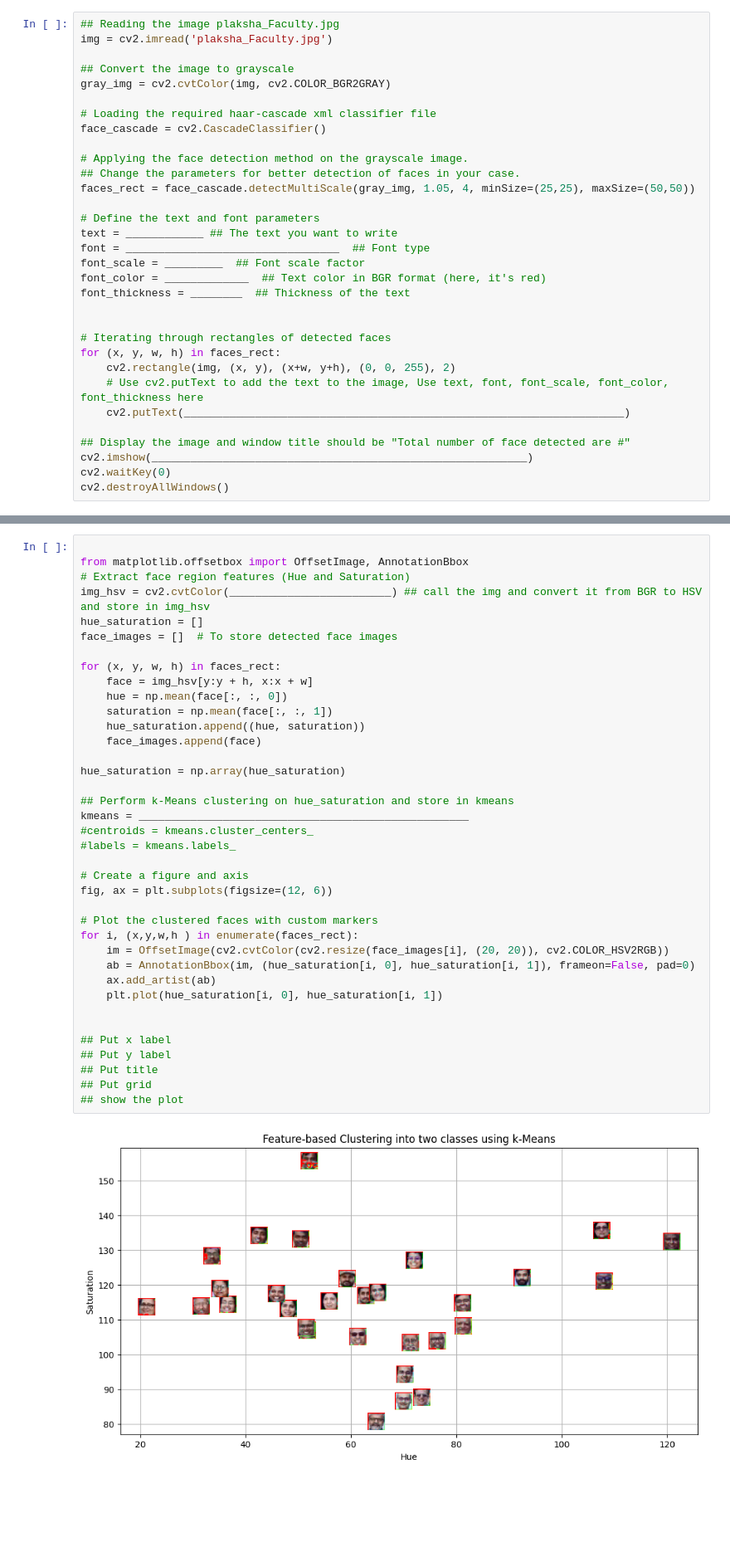
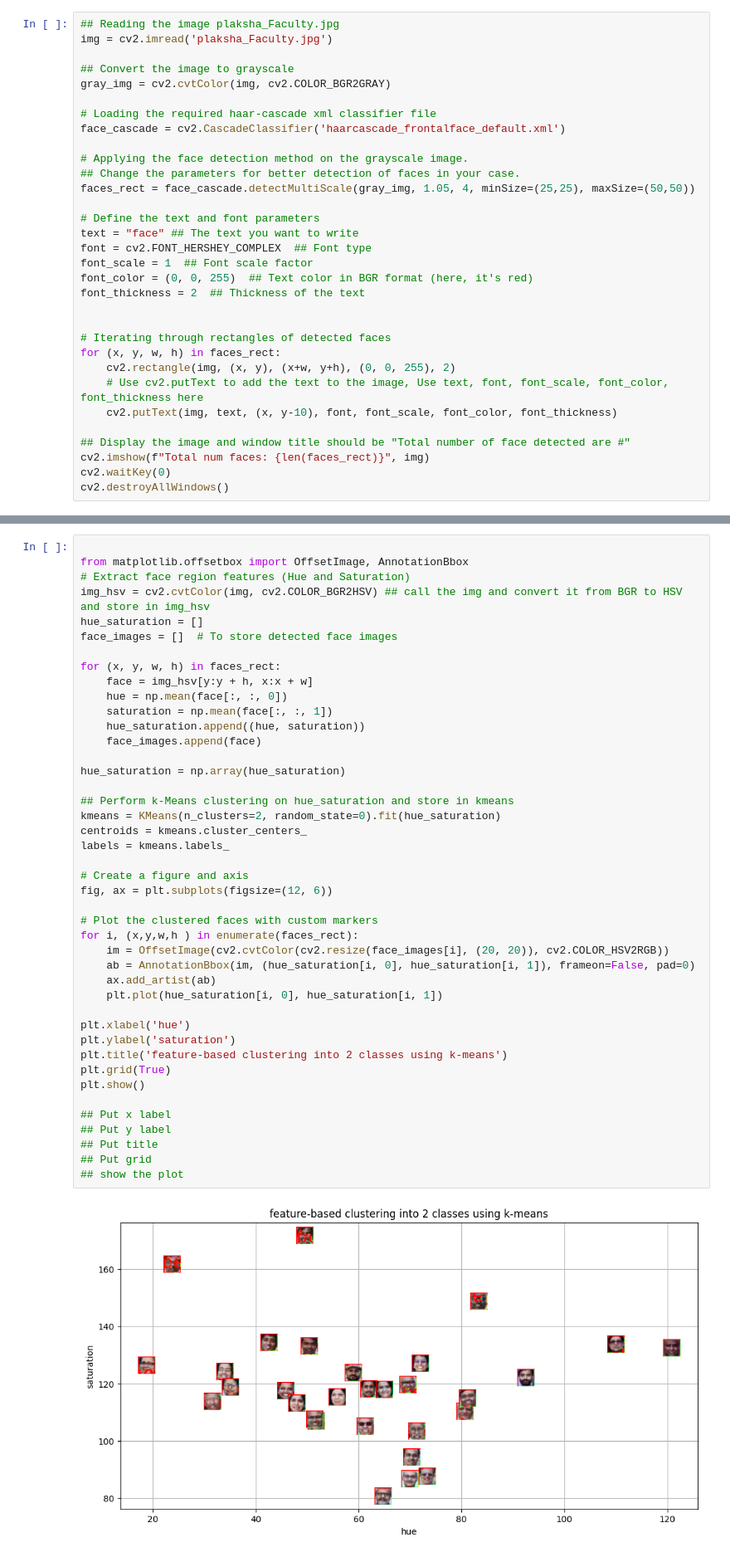
Before and after one commit to arnavmehta7/college-hw-ong, a Jupyter notebook: lab.ipynb, the cells around one changed output, grey strips where cells are left out. Shown at 83% size. Cells and saved outputs as stored; diff of their text form; blank space fills up the shorter version.

```diff
--- a/lab.ipynb
+++ b/lab.ipynb
@@ -23,27 +55,27 @@ img = cv2.imread('plaksha_Faculty.jpg')
 gray_img = cv2.cvtColor(img, cv2.COLOR_BGR2GRAY)
 
 # Loading the required haar-cascade xml classifier file
-face_cascade = cv2.CascadeClassifier()
+face_cascade = cv2.CascadeClassifier('haarcascade_frontalface_default.xml')
 
 # Applying the face detection method on the grayscale image.
 ## Change the parameters for better detection of faces in your case.
 faces_rect = face_cascade.detectMultiScale(gray_img, 1.05, 4, minSize=(25,25), maxSize=(50,50))
 
 # Define the text and font parameters
-text = ____________ ## The text you want to write
-font = _________________________________  ## Font type
-font_scale = _________  ## Font scale factor
-font_color = _____________  ## Text color in BGR format (here, it's red)
-font_thickness = ________  ## Thickness of the text
+text = "face" ## The text you want to write
+font = cv2.FONT_HERSHEY_COMPLEX  ## Font type
+font_scale = 1  ## Font scale factor
+font_color = (0, 0, 255)  ## Text color in BGR format (here, it's red)
+font_thickness = 2  ## Thickness of the text
 
 
 # Iterating through rectangles of detected faces
 for (x, y, w, h) in faces_rect:
     cv2.rectangle(img, (x, y), (x+w, y+h), (0, 0, 255), 2)
     # Use cv2.putText to add the text to the image, Use text, font, font_scale, font_color, font_thickness here
-    cv2.putText(____________________________________________________________________)
+    cv2.putText(img, text, (x, y-10), font, font_scale, font_color, font_thickness)
 
 ## Display the image and window title should be "Total number of face detected are #"
-cv2.imshow(__________________________________________________________)
+cv2.imshow(f"Total num faces: {len(faces_rect)}", img)
 cv2.waitKey(0)
 cv2.destroyAllWindows()
@@ -51,42 +86,47 @@ cv2.destroyAllWindows()
 
 from matplotlib.offsetbox import OffsetImage, AnnotationBbox
 # Extract face region features (Hue and Saturation)
-img_hsv = cv2.cvtColor(_________________________) ## call the img and convert it from BGR to HSV and store in img_hsv
+img_hsv = cv2.cvtColor(img, cv2.COLOR_BGR2HSV) ## call the img and convert it from BGR to HSV and store in img_hsv
 hue_saturation = []
 face_images = []  # To store detected face images
 
 for (x, y, w, h) in faces_rect:
     face = img_hsv[y:y + h, x:x + w]
     hue = np.mean(face[:, :, 0])
     saturation = np.mean(face[:, :, 1])
     hue_saturation.append((hue, saturation))
     face_images.append(face)
 
 hue_saturation = np.array(hue_saturation)
 
 ## Perform k-Means clustering on hue_saturation and store in kmeans
-kmeans = ___________________________________________________
-#centroids = kmeans.cluster_centers_
-#labels = kmeans.labels_
+kmeans = KMeans(n_clusters=2, random_state=0).fit(hue_saturation)
+centroids = kmeans.cluster_centers_
+labels = kmeans.labels_
 
 # Create a figure and axis
 fig, ax = plt.subplots(figsize=(12, 6))
 
 # Plot the clustered faces with custom markers
 for i, (x,y,w,h ) in enumerate(faces_rect):
     im = OffsetImage(cv2.cvtColor(cv2.resize(face_images[i], (20, 20)), cv2.COLOR_HSV2RGB))
     ab = AnnotationBbox(im, (hue_saturation[i, 0], hue_saturation[i, 1]), frameon=False, pad=0)
     ax.add_artist(ab)
     plt.plot(hue_saturation[i, 0], hue_saturation[i, 1])
 
+plt.xlabel('hue')
+plt.ylabel('saturation')
+plt.title('feature-based clustering into 2 classes using k-means')
+plt.grid(True)
+plt.show()
 
 ## Put x label
 ## Put y label
 ## Put title
 ## Put grid
 ## show the plot
 # %% [output]
-[figure, old version]
+[figure, new version]
 # %%
 # Create an empty list to store legend labels
 legend_labels = []
```
Also changed, not shown: parts of 11 cells of this notebook, 1 other file.
